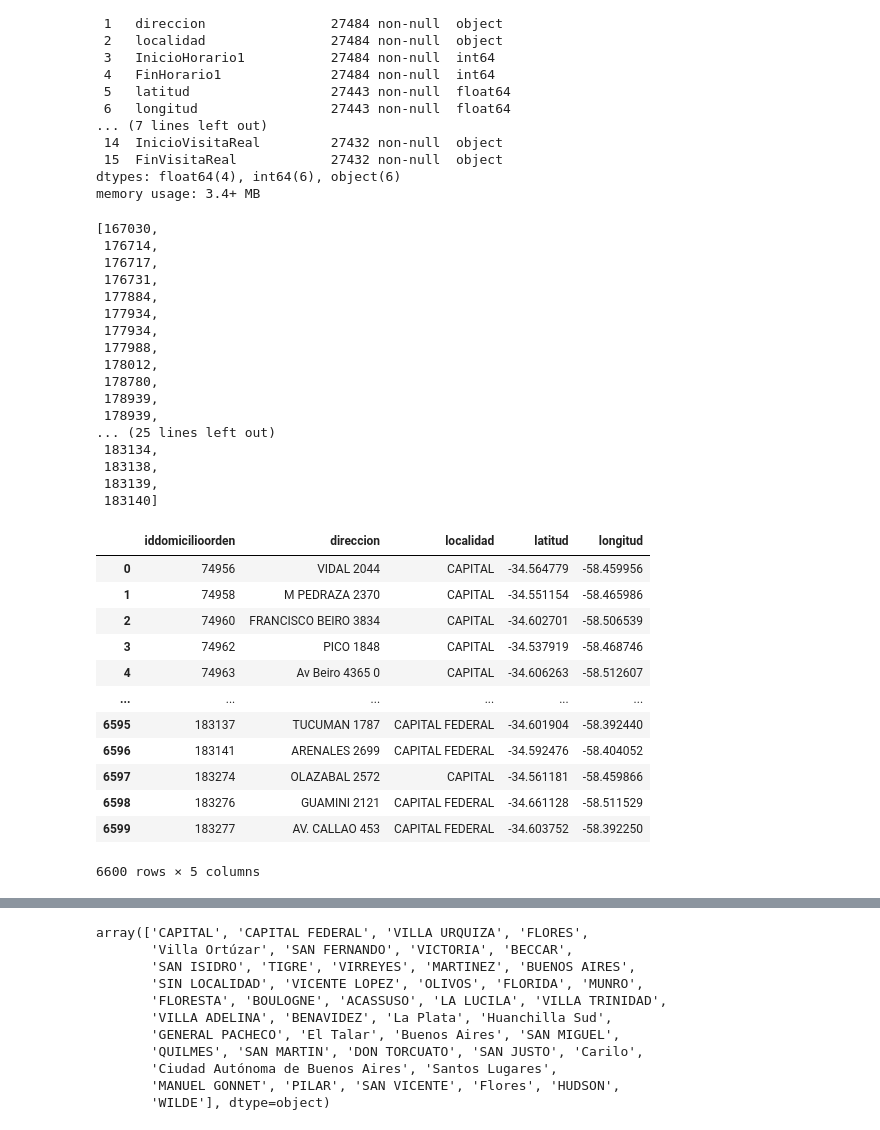
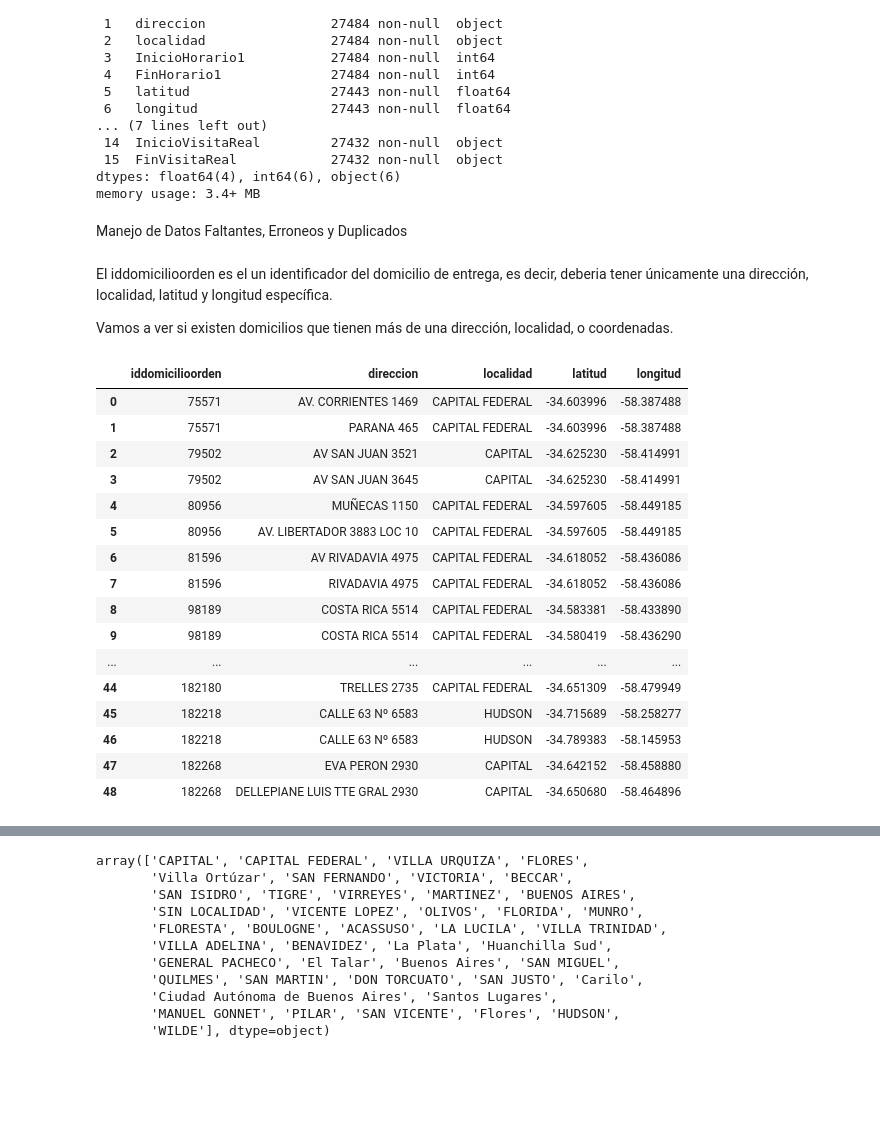
Before and after one commit to Maximo-Verdondoni/DesafioiFlow, a Jupyter notebook: Limpieza.ipynb, the cells around one changed output, grey strips where cells are left out. Drawn from its saved outputs; the diff is of its cells as text; code cells hidden in the pictures; blank space fills up the shorter version.

```diff
--- a/Limpieza.ipynb
+++ b/Limpieza.ipynb
@@ -76,43 +90,37 @@ Data columns (total 16 columns):
  15  FinVisitaReal            27432 non-null  object
 dtypes: float64(4), int64(6), object(6)
 memory usage: 3.4+ MB
-# %%
-# Filtramos aquellos domicilios en los que no se encuentra su latitud
-iddomicilioorden_na = list(df[df['latitud'].isna()]['iddomicilioorden'])
-iddomicilioorden_na
-# %% [output]
-[167030,
- 176714,
- 176717,
- 176731,
- 177884,
- 177934,
- 177934,
- 177988,
- 178012,
- 178780,
- 178939,
- 178939,
-... (25 lines left out)
- 183134,
- 183138,
- 183139,
- 183140]
+# %% [markdown]
+Manejo de Datos Faltantes, Erroneos y Duplicados
+# %% [markdown]
+El iddomicilioorden es el un identificador del domicilio de entrega, es decir, deberia tener únicamente una dirección, localidad, latitud y longitud específica.
+
+Vamos a ver si existen domicilios que tienen más de una dirección, localidad, o coordenadas.
 # %%
-# obtenemos un dataframe en el que se tiene todas las direcciones de las que existen sus coordenadas
-direcciones_coordenadas = df[['iddomicilioorden','direccion','localidad','latitud','longitud']].dropna().drop_duplicates().reset_index(drop=True)
-direcciones_coordenadas
+# Obtenemos un dataframe en el que se tiene todas las direcciones de las que existen sus coordenadas
+iddomicilioorden_df = df[['iddomicilioorden','direccion','localidad','latitud','longitud']].dropna().drop_duplicates().reset_index(drop=True)
+
+# Obtenemos los iddomicilioorden que tienen más de una dirección, localidad o coordenada.
+iddomicilioorden_duplicados = iddomicilioorden_df[iddomicilioorden_df.iddomicilioorden.duplicated()].iddomicilioorden.tolist()
+
+# Obtenemos toda la información de los iddomicilioorden duplicados
+iddomicilioorden_duplicated_df = iddomicilioorden_df[iddomicilioorden_df['iddomicilioorden'].isin(iddomicilioorden_duplicados)]
+iddomicilioorden_duplicated_df.reset_index(drop=True)
 # %% [output]
 |  | iddomicilioorden | direccion | localidad | latitud | longitud |
-| 0 | 74956 | VIDAL 2044 | CAPITAL | -34.564779 | -58.459956 |
-| 1 | 74958 | M PEDRAZA 2370 | CAPITAL | -34.551154 | -58.465986 |
-| 2 | 74960 | FRANCISCO BEIRO 3834 | CAPITAL | -34.602701 | -58.506539 |
-| 3 | 74962 | PICO 1848 | CAPITAL | -34.537919 | -58.468746 |
-| 4 | 74963 | Av Beiro 4365 0 | CAPITAL | -34.606263 | -58.512607 |
+| 0 | 75571 | AV. CORRIENTES 1469 | CAPITAL FEDERAL | -34.603996 | -58.387488 |
+| 1 | 75571 | PARANA 465 | CAPITAL FEDERAL | -34.603996 | -58.387488 |
+| 2 | 79502 | AV SAN JUAN 3521 | CAPITAL | -34.625230 | -58.414991 |
+| 3 | 79502 | AV SAN JUAN 3645 | CAPITAL | -34.625230 | -58.414991 |
+| 4 | 80956 | MUÑECAS 1150 | CAPITAL FEDERAL | -34.597605 | -58.449185 |
+| 5 | 80956 | AV. LIBERTADOR 3883 LOC 10 | CAPITAL FEDERAL | -34.597605 | -58.449185 |
+| 6 | 81596 | AV RIVADAVIA 4975 | CAPITAL FEDERAL | -34.618052 | -58.436086 |
+| 7 | 81596 | RIVADAVIA 4975 | CAPITAL FEDERAL | -34.618052 | -58.436086 |
+| 8 | 98189 | COSTA RICA 5514 | CAPITAL FEDERAL | -34.583381 | -58.433890 |
+| 9 | 98189 | COSTA RICA 5514 | CAPITAL FEDERAL | -34.580419 | -58.436290 |
 | ... | ... | ... | ... | ... | ... |
-| 6595 | 183137 | TUCUMAN 1787 | CAPITAL FEDERAL | -34.601904 | -58.392440 |
-| 6596 | 183141 | ARENALES 2699 | CAPITAL FEDERAL | -34.592476 | -58.404052 |
-| 6597 | 183274 | OLAZABAL 2572 | CAPITAL | -34.561181 | -58.459866 |
-| 6598 | 183276 | GUAMINI 2121 | CAPITAL FEDERAL | -34.661128 | -58.511529 |
-| 6599 | 183277 | AV. CALLAO 453 | CAPITAL FEDERAL | -34.603752 | -58.392250 |
+| 44 | 182180 | TRELLES 2735 | CAPITAL FEDERAL | -34.651309 | -58.479949 |
+| 45 | 182218 | CALLE 63 Nº 6583 | HUDSON | -34.715689 | -58.258277 |
+| 46 | 182218 | CALLE 63 Nº 6583 | HUDSON | -34.789383 | -58.145953 |
+| 47 | 182268 | EVA PERON 2930 | CAPITAL | -34.642152 | -58.458880 |
+| 48 | 182268 | DELLEPIANE LUIS TTE GRAL 2930 | CAPITAL | -34.650680 | -58.464896 |
-6600 rows × 5 columns
```
Also changed, not shown: parts of 33 cells of this notebook.
